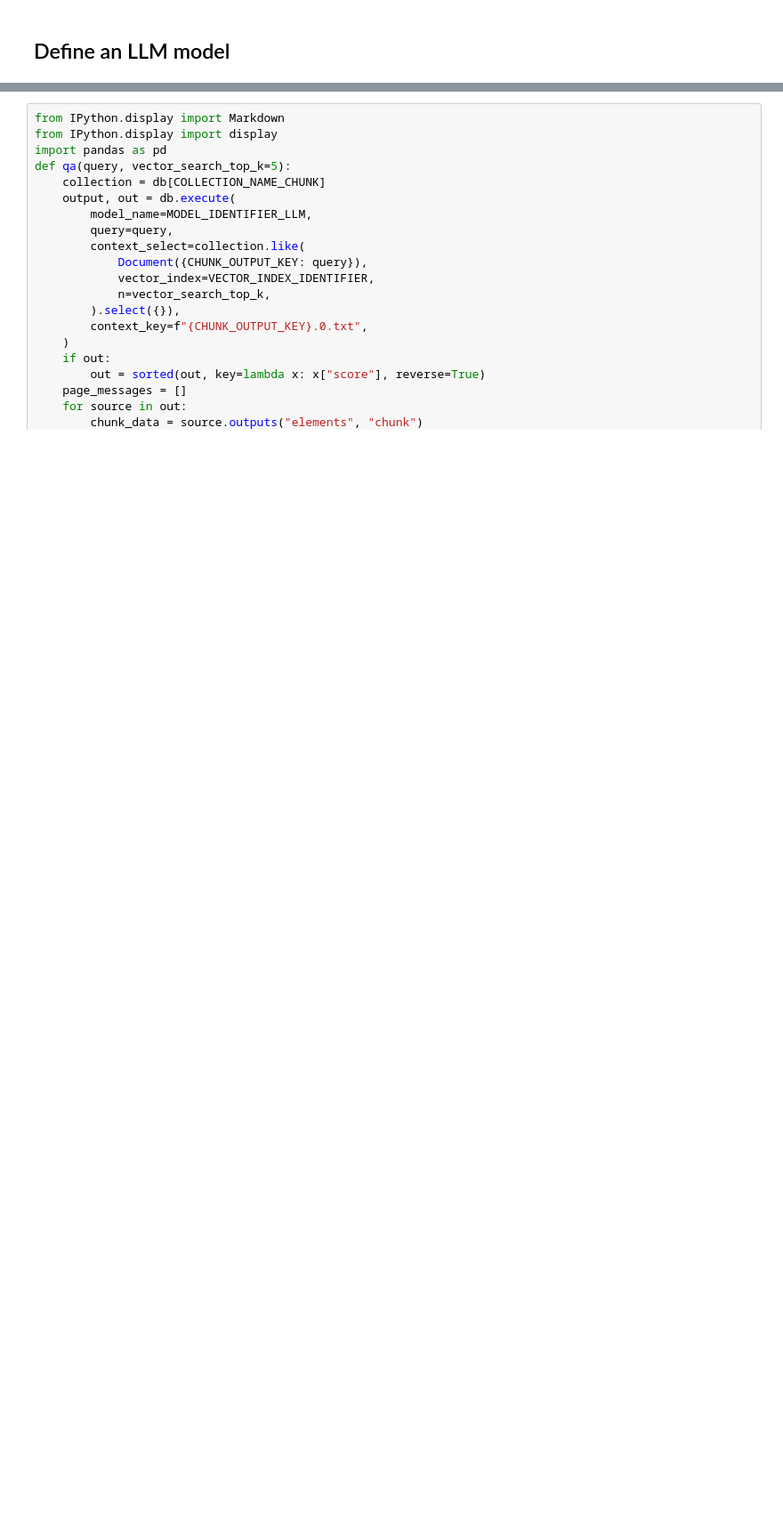
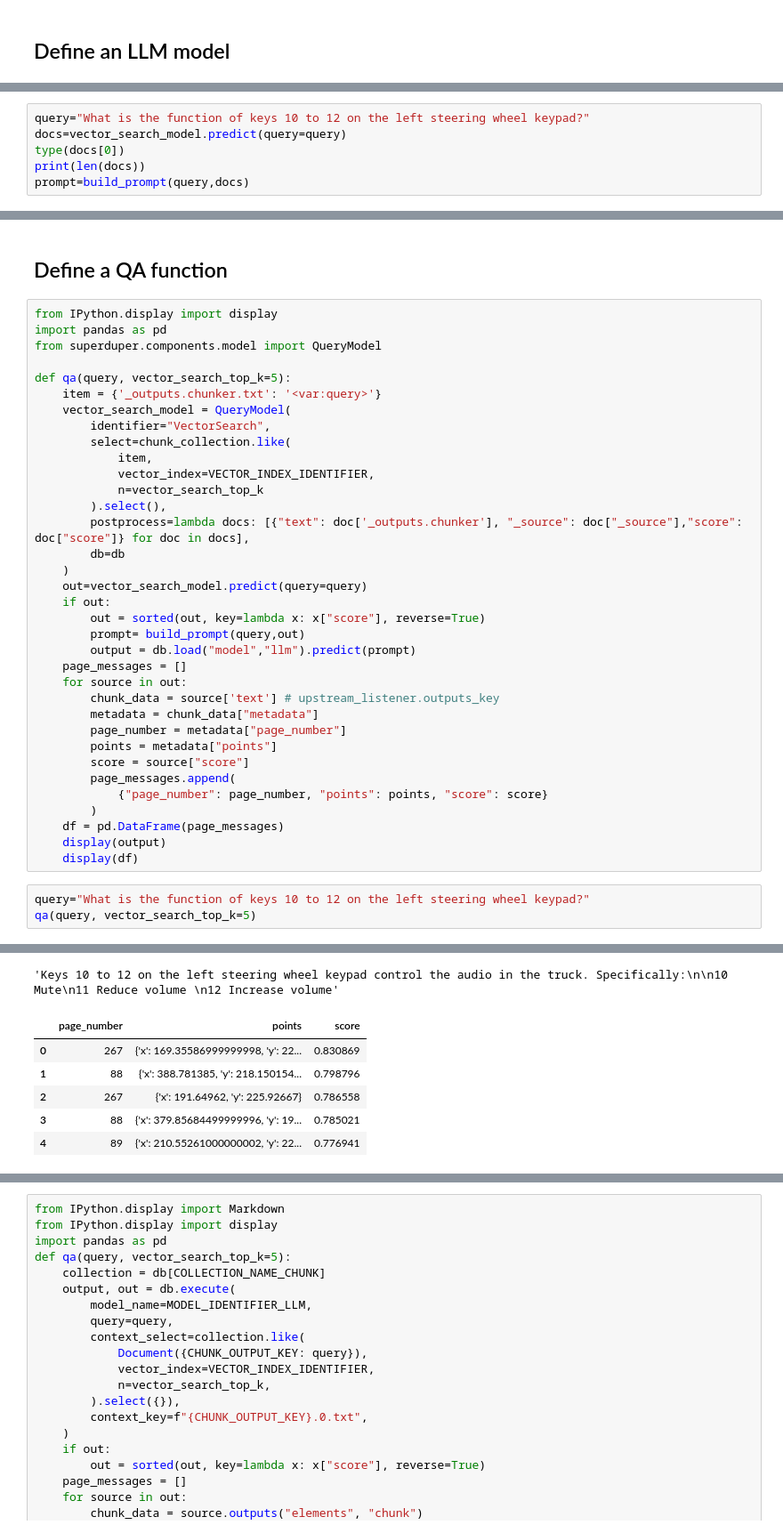
Before and after one commit to superduper-io/poc-volvo, a Jupyter notebook: prepare.ipynb, the cells around one changed output, grey strips where cells are left out. Shown: that part at 89% size. Drawn from its saved outputs; the diff is of its cells as text; blank space fills up the shorter version.

```diff
--- a/prepare.ipynb
+++ b/prepare.ipynb
@@ -354,0 +470,6 @@ db.show()
+# %%
+query="What is the function of keys 10 to 12 on the left steering wheel keypad?"
+docs=vector_search_model.predict(query=query)
+type(docs[0])
+print(len(docs))
+prompt=build_prompt(query,docs)
@@ -354,0 +483,41 @@ db.show()
+# %% [markdown]
+## Define a QA function
+# %%
+from IPython.display import display
+import pandas as pd
+from superduper.components.model import QueryModel
+
+def qa(query, vector_search_top_k=5):
+    item = {'_outputs.chunker.txt': '<var:query>'}
+    vector_search_model = QueryModel(
+        identifier="VectorSearch",
+        select=chunk_collection.like(
+            item,
+            vector_index=VECTOR_INDEX_IDENTIFIER,
+            n=vector_search_top_k
+        ).select(),
+        postprocess=lambda docs: [{"text": doc['_outputs.chunker'], "_source": doc["_source"],"score": doc["score"]} for doc in docs],
+        db=db
+    )
+    out=vector_search_model.predict(query=query)
+    if out:
+        out = sorted(out, key=lambda x: x["score"], reverse=True)
+        prompt= build_prompt(query,out)
+        output = db.load("model","llm").predict(prompt)
+    page_messages = []
+    for source in out:
+        chunk_data = source['text'] # upstream_listener.outputs_key
+        metadata = chunk_data["metadata"]
+        page_number = metadata["page_number"]
+        points = metadata["points"]
+        score = source["score"]
+        page_messages.append(
+            {"page_number": page_number, "points": points, "score": score}
+        )
+    df = pd.DataFrame(page_messages)
+    display(output)
+    display(df)
+# %%
+query="What is the function of keys 10 to 12 on the left steering wheel keypad?"
+qa(query, vector_search_top_k=5)
+# %% [output]
@@ -355 +525,8 @@ db.show()
+'Keys 10 to 12 on the left steering wheel keypad control the audio in the truck. Specifically:\n\n10 Mute\n11 Reduce volume \n12 Increase volume'
+|  | page_number | points | score |
+| 0 | 267 | {'x': 169.35586999999998, 'y': 22... | 0.830869 |
+| 1 | 88 | {'x': 388.781385, 'y': 218.150154... | 0.798796 |
+| 2 | 267 | {'x': 191.64962, 'y': 225.92667} | 0.786558 |
+| 3 | 88 | {'x': 379.85684499999996, 'y': 19... | 0.785021 |
+| 4 | 89 | {'x': 210.55261000000002, 'y': 22... | 0.776941 |
 # %% [markdown]
```
Also changed, not shown: parts of 31 cells of this notebook.
